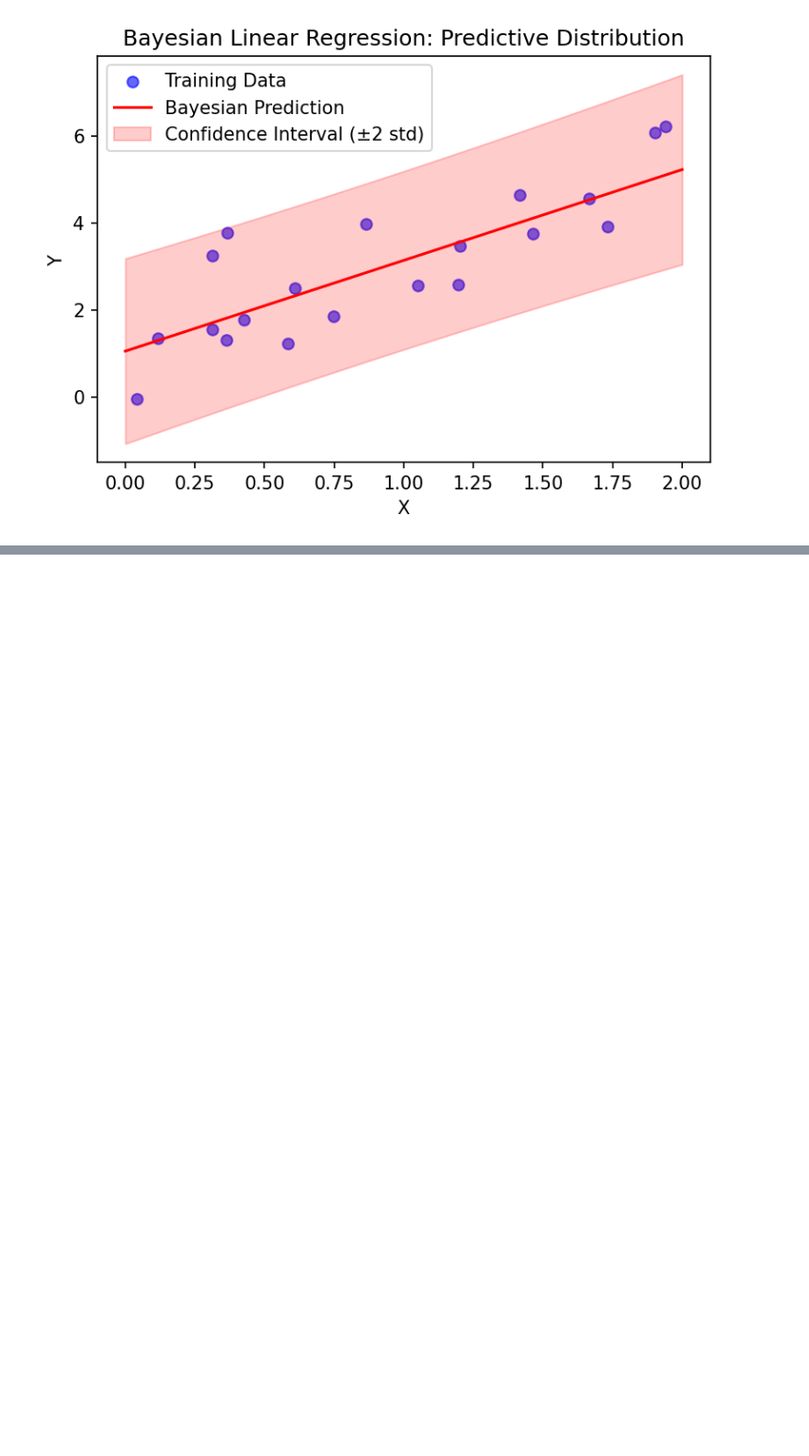
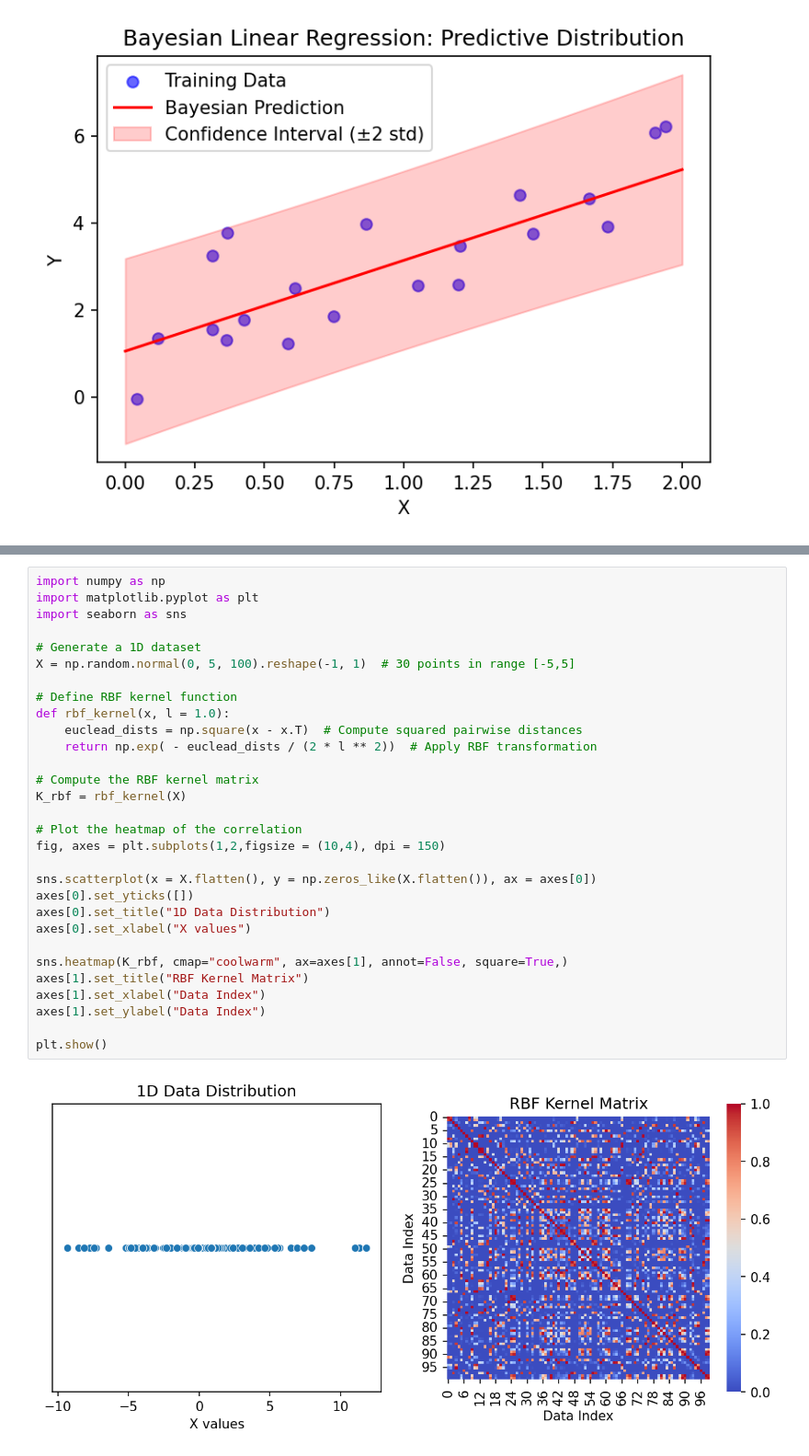
Before and after one commit to hansoncjc/GP-BO-Clustering-Tutorials, a Jupyter notebook: Fundamental.ipynb, the cells around one changed output, grey strips where cells are left out. Shown: that part at 92% size. Cells and saved outputs as stored; diff of their text form; blank space fills up the shorter version.

Commit message:
Kernel Part Finished

```diff
--- a/Fundamental.ipynb
+++ b/Fundamental.ipynb
@@ -751,0 +770,32 @@ plt.show()
+# %%
+import numpy as np
+import matplotlib.pyplot as plt
+import seaborn as sns
+
+# Generate a 1D dataset
+X = np.random.normal(0, 5, 100).reshape(-1, 1)  # 30 points in range [-5,5]
+
+# Define RBF kernel function
+def rbf_kernel(x, l = 1.0):
+    euclead_dists = np.square(x - x.T)  # Compute squared pairwise distances
+    return np.exp( - euclead_dists / (2 * l ** 2))  # Apply RBF transformation
+
+# Compute the RBF kernel matrix
+K_rbf = rbf_kernel(X)
+
+# Plot the heatmap of the correlation
+fig, axes = plt.subplots(1,2,figsize = (10,4), dpi = 150)
+
+sns.scatterplot(x = X.flatten(), y = np.zeros_like(X.flatten()), ax = axes[0])
+axes[0].set_yticks([])
+axes[0].set_title("1D Data Distribution")
+axes[0].set_xlabel("X values")
+
+sns.heatmap(K_rbf, cmap="coolwarm", ax=axes[1], annot=False, square=True,)
+axes[1].set_title("RBF Kernel Matrix")
+axes[1].set_xlabel("Data Index")
+axes[1].set_ylabel("Data Index")
+
+plt.show()
+# %% [output]
+[figure, added]
```
Also changed, not shown: parts of 2 cells of this notebook.
